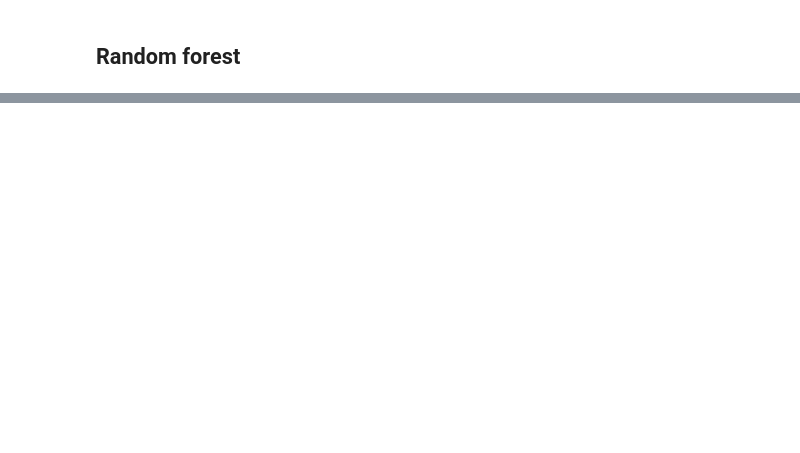
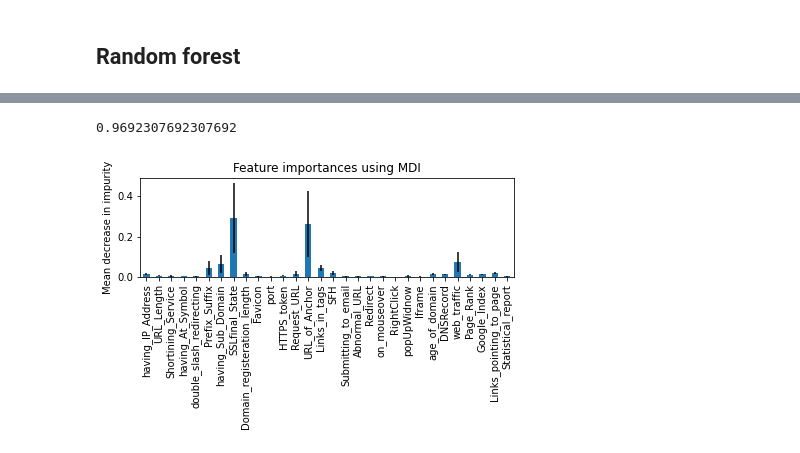
Before and after one commit to Erik-Lundell/MachineLearning1, a Jupyter notebook: phishing-with-skl.ipynb, the cells around one changed output, grey strips where cells are left out. Drawn from its saved outputs; the diff is of its cells as text; code cells hidden in the pictures; blank space fills up the shorter version.

```diff
--- a/phishing-with-skl.ipynb
+++ b/phishing-with-skl.ipynb
@@ -327,0 +344,12 @@ plt.savefig("ex1-plots/phishing/RandomForestTime")
+# %%
+from sklearn.datasets import make_classification
+from sklearn.model_selection import train_test_split
+
+
+train, test =  train_test_split(df_raw, test_size=0.2)
+
+from sklearn.ensemble import RandomForestClassifier
+
+feature_names = [f"feature {i}" for i in range(X.shape[1])]
+forest = RandomForestClassifier(random_state=0)
+forest.fit(train.drop(["Result"],axis=1), train["Result"])
@@ -327,0 +370,10 @@ plt.savefig("ex1-plots/phishing/RandomForestTime")
+# %%
+import time
+import numpy as np
+
+start_time = time.time()
+importances = forest.feature_importances_
+std = np.std([tree.feature_importances_ for tree in forest.estimators_], axis=0)
+elapsed_time = time.time() - start_time
+
+print(f"Elapsed time to compute the importances: {elapsed_time:.3f} seconds")
@@ -327,0 +382,16 @@ plt.savefig("ex1-plots/phishing/RandomForestTime")
+# %%
+tp/(tp+fp)
+# %% [output]
+0.9692307692307692
+# %%
+import pandas as pd
+
+forest_importances = pd.Series(importances, index=test.drop(["Result"],axis=1).columns)
+
+fig, ax = plt.subplots()
+forest_importances.plot.bar(yerr=std, ax=ax)
+ax.set_title("Feature importances using MDI")
+ax.set_ylabel("Mean decrease in impurity")
+fig.tight_layout()
+# %% [output]
+[figure, added]
```
Also changed, not shown: parts of 9 cells of this notebook, 11 other files.
